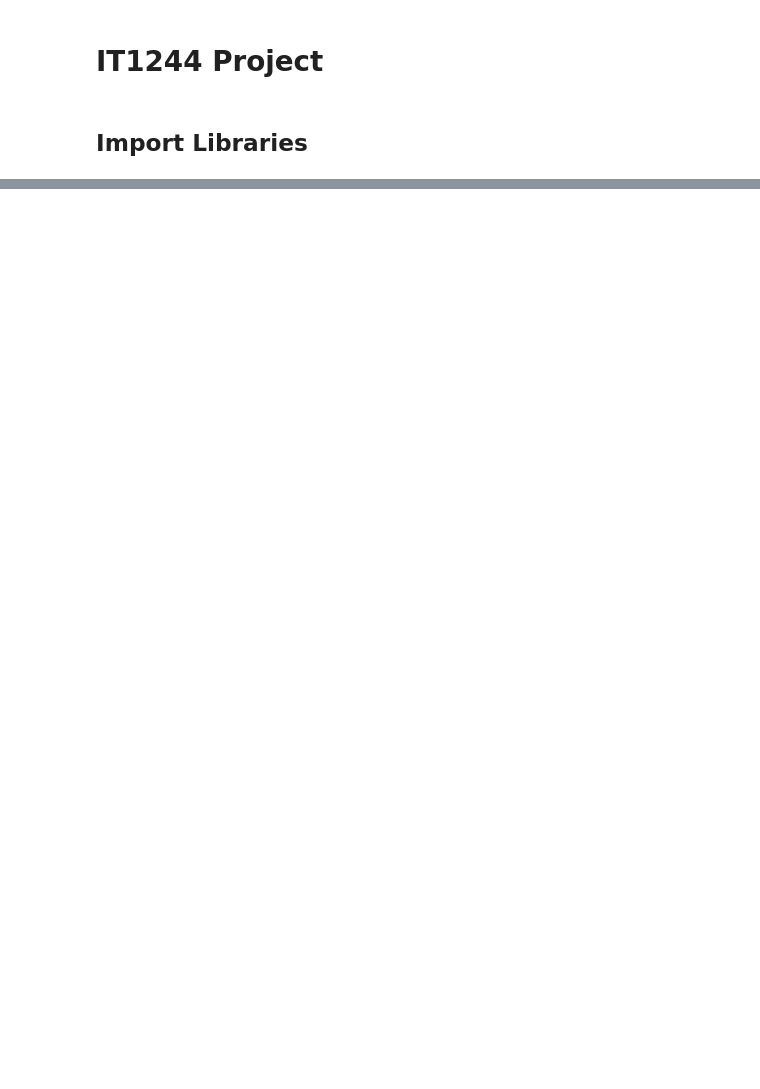
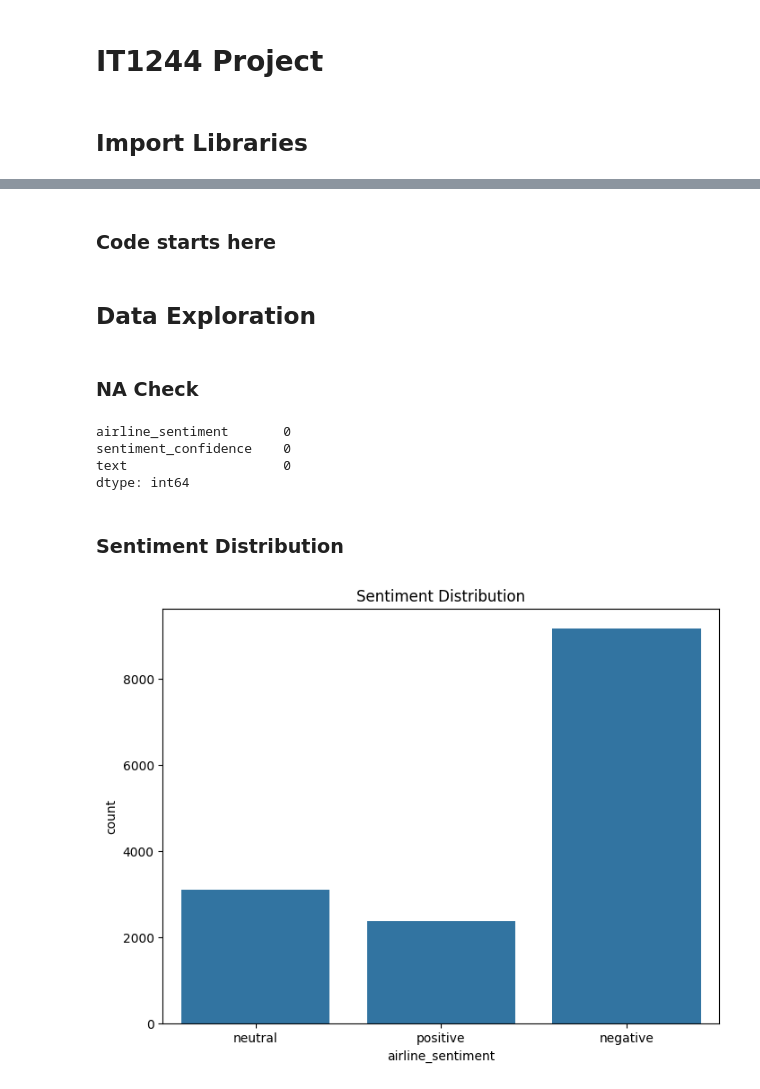
Before and after one commit to Chronyx132/IT1244-Project, a Jupyter notebook: Src/Jack.ipynb, the cells around one changed output, grey strips where cells are left out. Cells and saved outputs as stored; diff of their text form; code cells hidden in the pictures; blank space fills up the shorter version.

```diff
--- a/Src/Jack.ipynb
+++ b/Src/Jack.ipynb
@@ -4,0 +99,22 @@
+# %% [markdown]
+### Code starts here
+# %% [markdown]
+## Data Exploration
+# %% [markdown]
+### NA Check
+# %%
+tweets.isnull().sum()
+# %% [output]
+airline_sentiment       0
+sentiment_confidence    0
+text                    0
+dtype: int64
+# %% [markdown]
+### Sentiment Distribution
+# %%
+plt.figure(figsize=(8, 6))
+sns.countplot(x='airline_sentiment', data=tweets)
+plt.title('Sentiment Distribution')
+plt.show()
+# %% [output]
+[figure, added]
```
Also changed, not shown: parts of 83 cells of this notebook, 1 other file.
